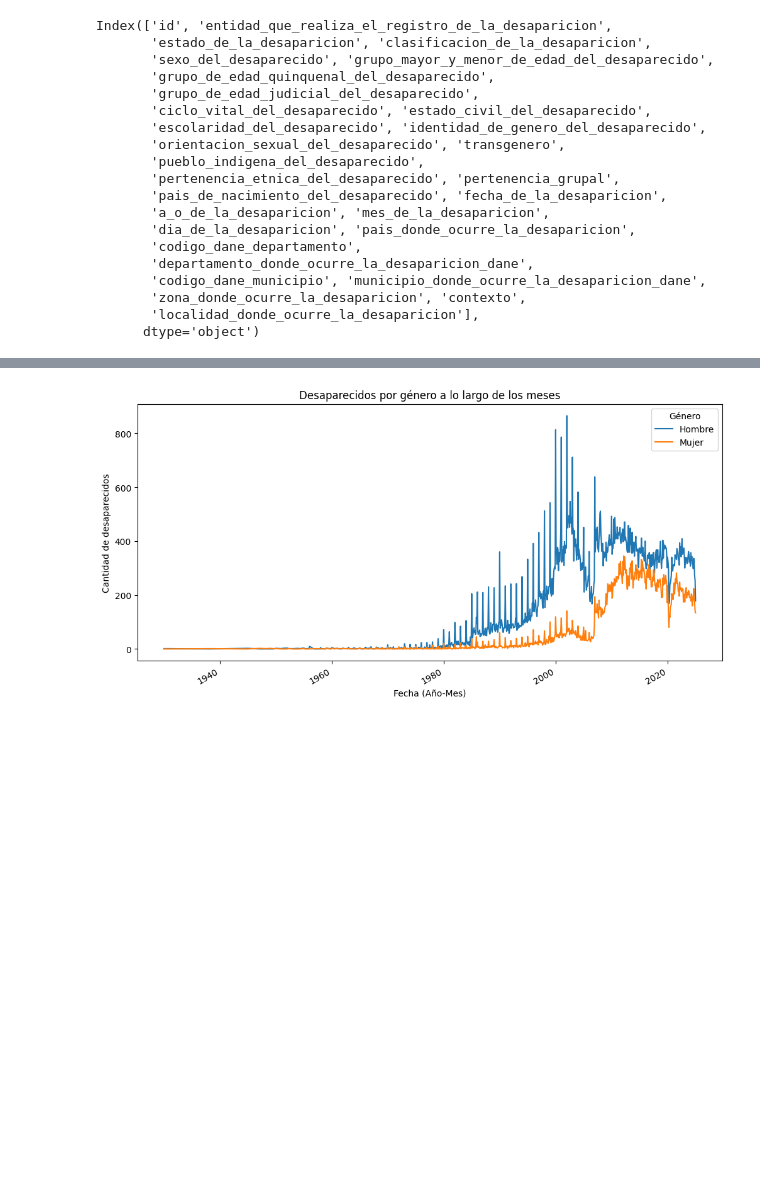
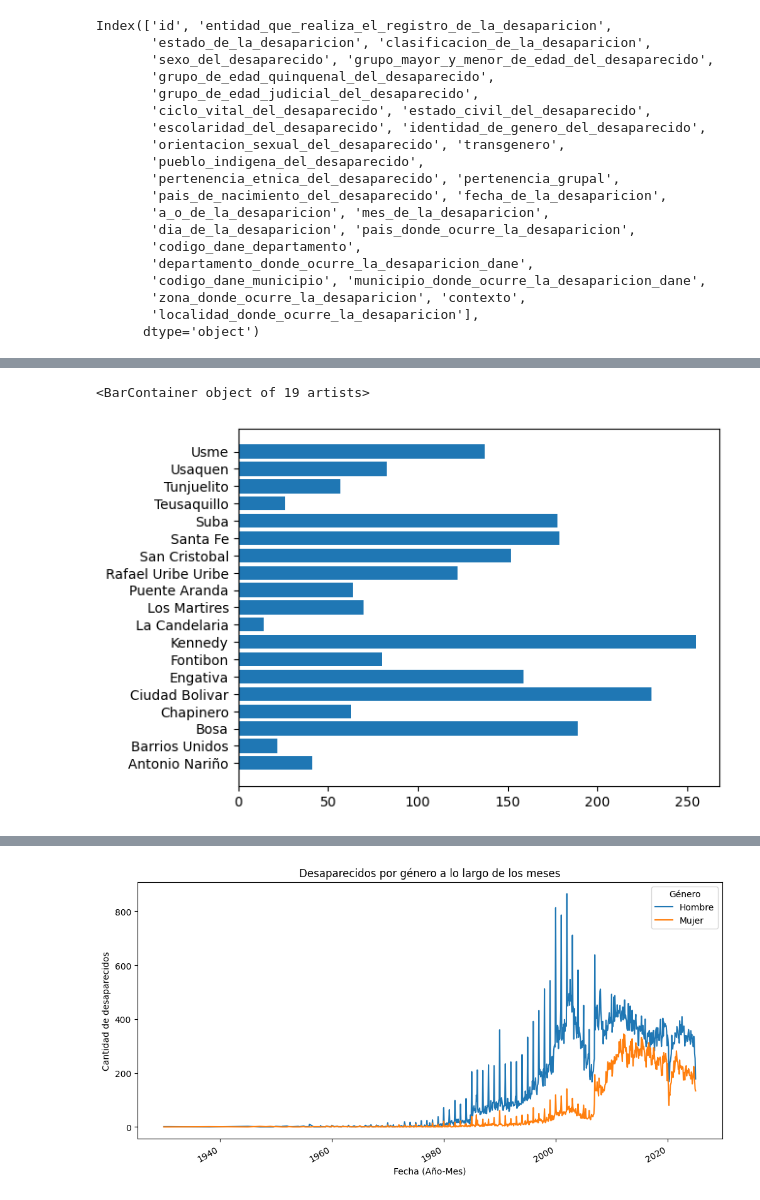
Before and after one commit to osop9604/desaparecidos_colombia, a Jupyter notebook: eda.ipynb, the cells around one changed output, grey strips where cells are left out. Cells and saved outputs as stored; diff of their text form; code cells hidden in the pictures; blank space fills up the shorter version.

Commit message:
include animation for localidad and animation

```diff
--- a/eda.ipynb
+++ b/eda.ipynb
@@ -51,0 +64,4 @@ des_genero = results_df[['sexo_del_desaparecido','year_month']]
+# %%
+columnas = ['departamento_donde_ocurre_la_desaparicion_dane','year_month','year','fecha_de_la_desaparicion','localidad_donde_ocurre_la_desaparicion']
+# Desaparecidos por departamento
+des_departamento = results_df[columnas]
@@ -51,0 +84,21 @@ des_genero = results_df[['sexo_del_desaparecido','year_month']]
+# %%
+des_bogota = des_departamento[des_departamento['localidad_donde_ocurre_la_desaparicion'] != 'Sin información']
+# %%
+des_bogota_por_mes = (
+    des_bogota
+    .groupby(['year','localidad_donde_ocurre_la_desaparicion'])
+    .size()
+    .reset_index()
+    )
+# %%
+des_bogota_por_mes = des_bogota_por_mes.rename(columns={0:'total_des'})
+# %%
+import matplotlib.pyplot as plt
+import matplotlib.animation as animation
+
+
+des_bog_2024 = des_bogota_por_mes[des_bogota_por_mes['year'] == 2024]
+plt.barh(des_bog_2024['localidad_donde_ocurre_la_desaparicion'],des_bog_2024['total_des'])
+# %% [output]
+<BarContainer object of 19 artists>
+[figure, added]
```
Also changed, not shown: parts of 7 cells of this notebook, 1 other file.
